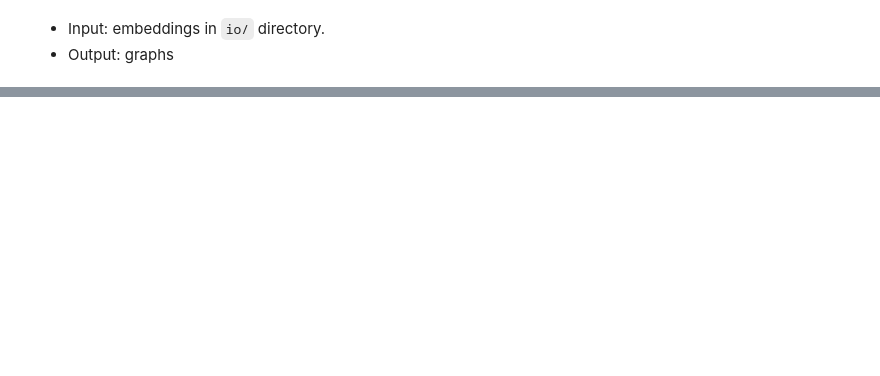
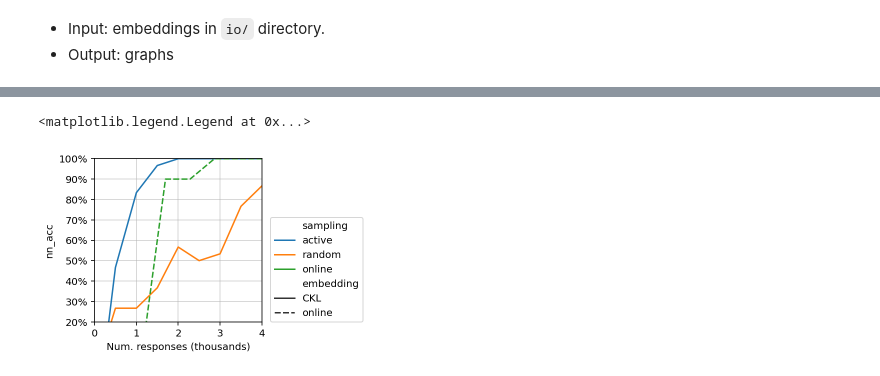
Before and after one commit to stsievert/salmon-experiments, a Jupyter notebook: alien-egg/Viz.ipynb, the cells around one changed output, grey strips where cells are left out. Cells and saved outputs as stored; diff of their text form; code cells hidden in the pictures; blank space fills up the shorter version.

```diff
--- a/alien-egg/Viz.ipynb
+++ b/alien-egg/Viz.ipynb
@@ -175,0 +208,23 @@ ax.legend(loc=(1.05, 0))
+# %%
+w = 3
+fig, axs = plt.subplots(figsize=(1 * w, 1.0 * w))
+y = "nn_acc"
+ax = sns.lineplot(
+    x="n_responses/1000",
+    y=y,
+    hue="sampling",
+    style="embedding",
+    data=show,
+)
+ax.set_xlabel("Num. responses (thousands)")
+ax.grid(alpha=0.6)
+ax.yaxis.set_major_formatter(plt.FuncFormatter(lambda y, _: f"{100 * y:0.0f}%"))
+# ax.xaxis.set_major_locator(plt.MultipleLocator(10))
+ax.set_xlim(0, 4)
+
+_ = ax.set_ylim(0.20, 1.0)
+
+ax.legend(loc=(1.05, 0))
+# %% [output]
+<matplotlib.legend.Legend at 0x...>
+[figure, added]
```
Also changed, not shown: parts of 17 cells of this notebook, 4 other files.
